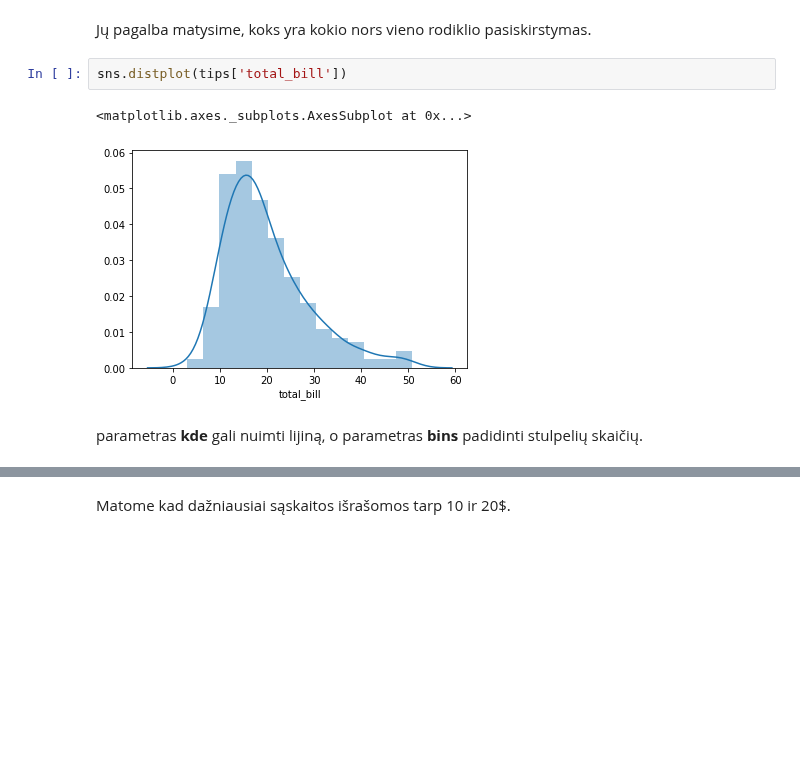
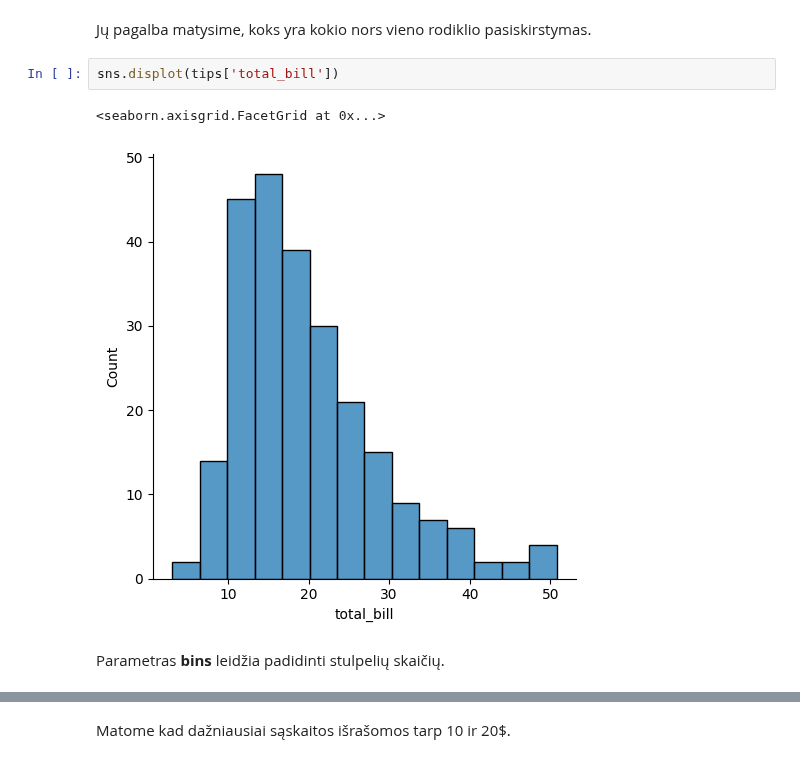
Before and after one commit to robotautas/kursas, a Jupyter notebook: Seaborn/Seaborn.ipynb, the cells around one changed output, grey strips where cells are left out. Cells and saved outputs as stored; diff of their text form; blank space fills up the shorter version.

```diff
--- a/Seaborn/Seaborn.ipynb
+++ b/Seaborn/Seaborn.ipynb
@@ -37,10 +37,10 @@ tips.shape
 # %% [markdown]
 Jų pagalba matysime, koks yra kokio nors vieno rodiklio pasiskirstymas.
 # %%
-sns.distplot(tips['total_bill'])
+sns.displot(tips['total_bill'])
 # %% [output]
-<matplotlib.axes._subplots.AxesSubplot at 0x...>
+<seaborn.axisgrid.FacetGrid at 0x...>
-[figure, old version]
+[figure, new version]
 # %% [markdown]
-parametras **kde** gali nuimti lijiną, o parametras **bins** padidinti stulpelių skaičių.
+Parametras **bins** leidžia padidinti stulpelių skaičių.
 # %%
```
Also changed, not shown: parts of 22 cells of this notebook.
